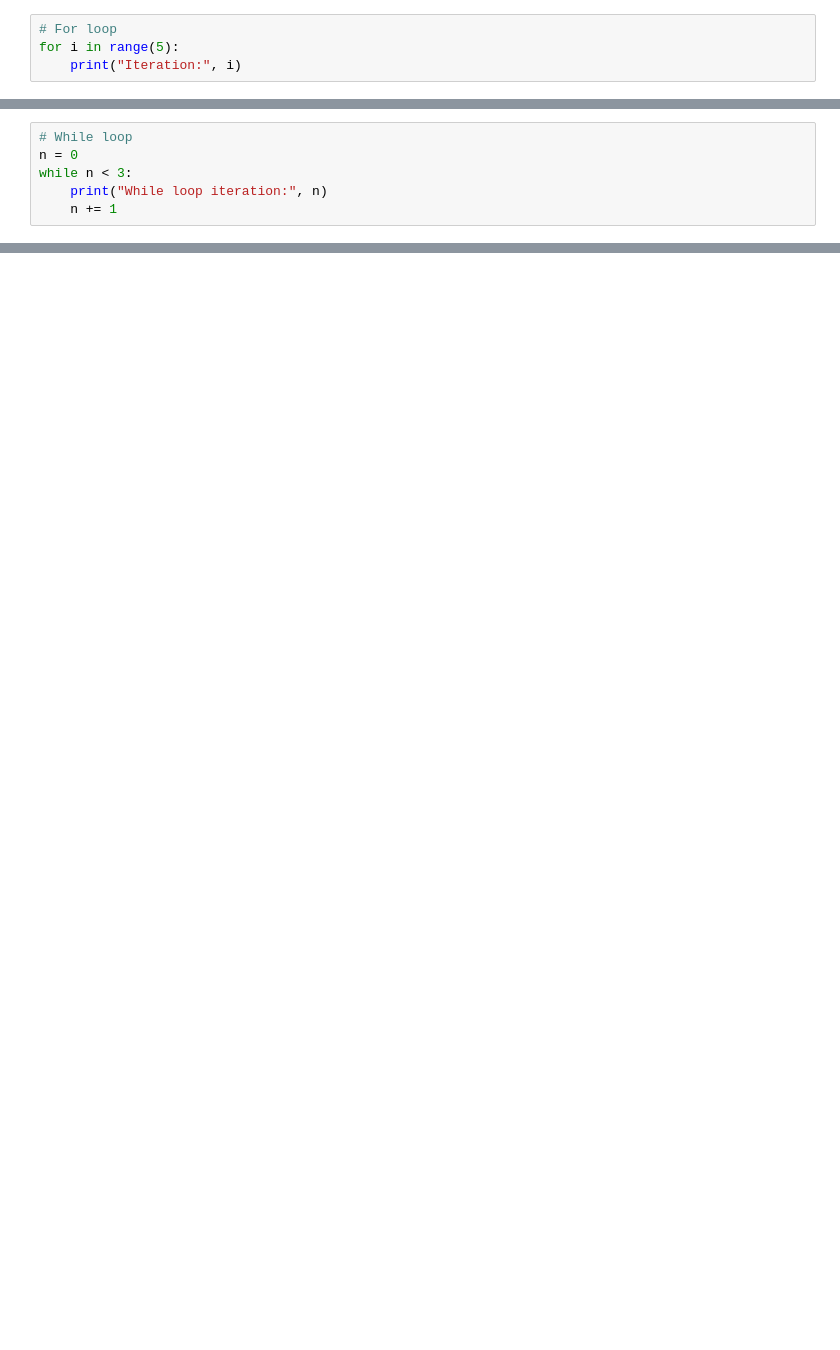
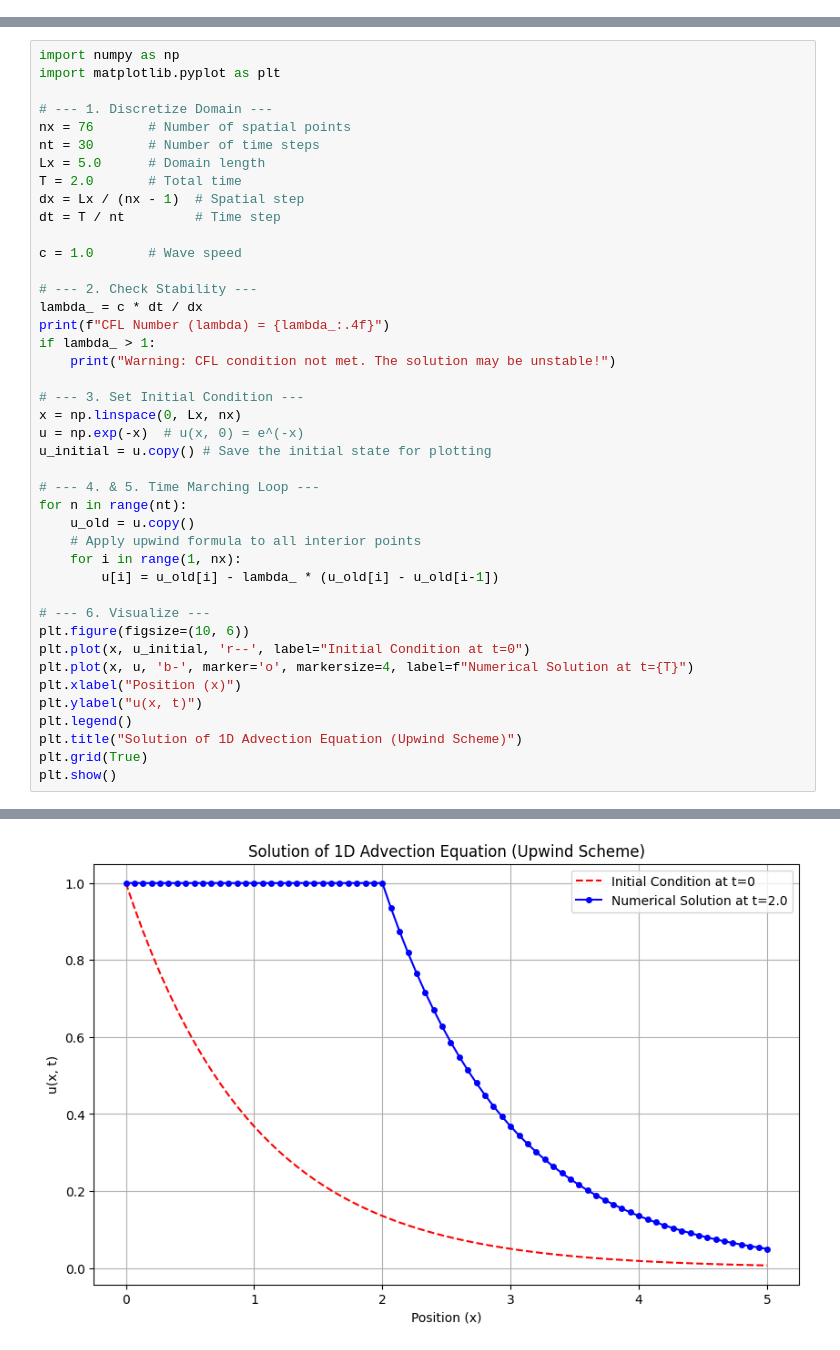
Before and after one commit to chrisroyz/PDE-Code, a Jupyter notebook: Experiment_2.ipynb, the cells around one changed output, grey strips where cells are left out. Saved outputs shown, nothing was run; the diff lists cells and outputs as text; blank space fills up the shorter version.

```diff
--- a/Experiment_2.ipynb
+++ b/Experiment_2.ipynb
@@ -45,4 +2,0 @@ Using for and while loops.
-# %%
-# For loop
-for i in range(5):
-    print("Iteration:", i)
@@ -55,6 +2,0 @@ Iteration: 4
-# %%
-# While loop
-n = 0
-while n < 3:
-    print("While loop iteration:", n)
-    n += 1
@@ -399,0 +45,43 @@ plt.show()
+# %%
+import numpy as np
+import matplotlib.pyplot as plt
+
+# --- 1. Discretize Domain ---
+nx = 76       # Number of spatial points
+nt = 30       # Number of time steps
+Lx = 5.0      # Domain length
+T = 2.0       # Total time
+dx = Lx / (nx - 1)  # Spatial step
+dt = T / nt         # Time step
+
+c = 1.0       # Wave speed
+
+# --- 2. Check Stability ---
+lambda_ = c * dt / dx
+print(f"CFL Number (lambda) = {lambda_:.4f}")
+if lambda_ > 1:
+    print("Warning: CFL condition not met. The solution may be unstable!")
+
+# --- 3. Set Initial Condition ---
+x = np.linspace(0, Lx, nx)
+u = np.exp(-x)  # u(x, 0) = e^(-x)
+u_initial = u.copy() # Save the initial state for plotting
+
+# --- 4. & 5. Time Marching Loop ---
+for n in range(nt):
+    u_old = u.copy()
+    # Apply upwind formula to all interior points
+    for i in range(1, nx):
+        u[i] = u_old[i] - lambda_ * (u_old[i] - u_old[i-1])
+
+# --- 6. Visualize ---
+plt.figure(figsize=(10, 6))
+plt.plot(x, u_initial, 'r--', label="Initial Condition at t=0")
+plt.plot(x, u, 'b-', marker='o', markersize=4, label=f"Numerical Solution at t={T}")
+plt.xlabel("Position (x)")
+plt.ylabel("u(x, t)")
+plt.legend()
+plt.title("Solution of 1D Advection Equation (Upwind Scheme)")
+plt.grid(True)
+plt.show()
+# %% [output]
@@ -399,0 +89 @@ plt.show()
+[figure, added]
```
Also changed, not shown: parts of 41 cells of this notebook.
